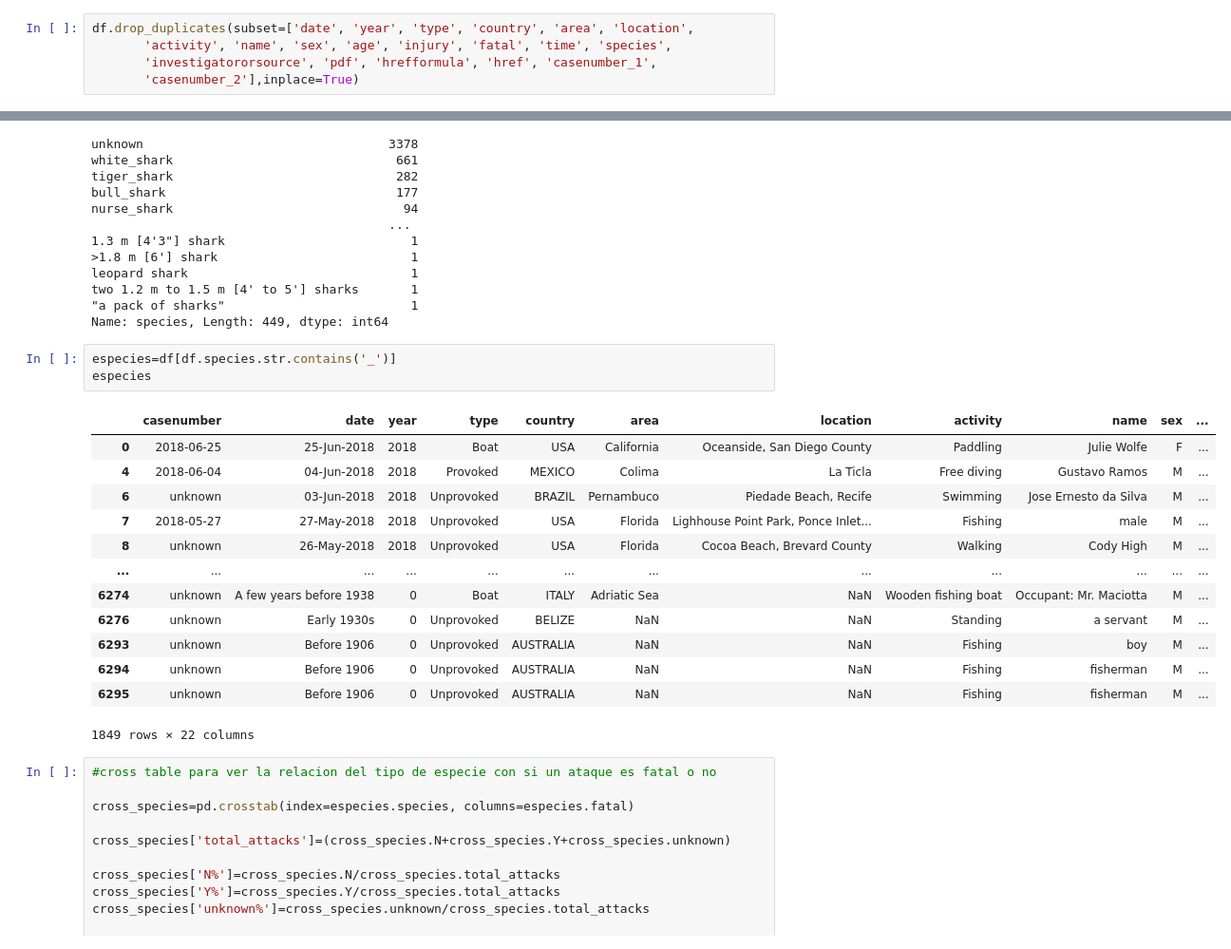
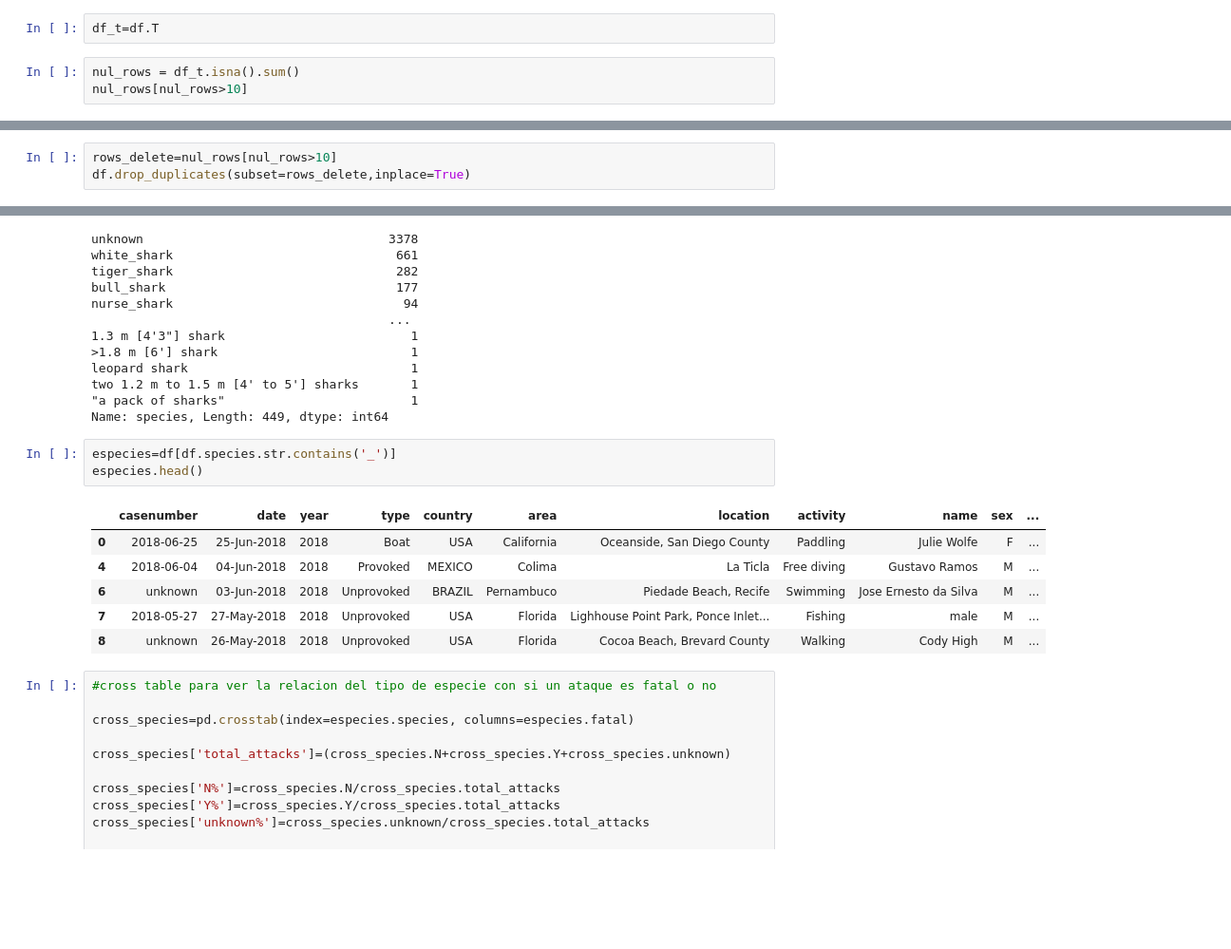
Before and after one commit to aliciahernansanz/-w2-project-pandas-Alicia-Hernansanz, a Jupyter notebook: data/shark_attacks.ipynb, the cells around one changed output, grey strips where cells are left out. Shown at 95% size. Cells and saved outputs as stored; diff of their text form; blank space fills up the shorter version.

```diff
--- a/data/shark_attacks.ipynb
+++ b/data/shark_attacks.ipynb
@@ -286,5 +250,5 @@ Index(['casenumber', 'date', 'year', 'type', 'country', 'area', 'location',
-# %%
-df.drop_duplicates(subset=['date', 'year', 'type', 'country', 'area', 'location',
-       'activity', 'name', 'sex', 'age', 'injury', 'fatal', 'time', 'species',
-       'investigatororsource', 'pdf', 'hrefformula', 'href', 'casenumber_1',
-       'casenumber_2'],inplace=True)
+# %%
+df_t=df.T
+# %%
+nul_rows = df_t.isna().sum()
+nul_rows[nul_rows>10]
@@ -290,0 +267,3 @@ df.drop_duplicates(subset=['date', 'year', 'type', 'country', 'area', 'location'
+# %%
+rows_delete=nul_rows[nul_rows>10]
+df.drop_duplicates(subset=rows_delete,inplace=True)
@@ -658,21 +641,14 @@ two 1.2 m to 1.5 m [4' to 5'] sharks       1
 Name: species, Length: 449, dtype: int64
 # %%
 especies=df[df.species.str.contains('_')]
-especies
+especies.head()
 # %% [output]
 |  | casenumber | date | year | type | country | area | location | activity | name | sex | ... |
 | 0 | 2018-06-25 | 25-Jun-2018 | 2018 | Boat | USA | California | Oceanside, San Diego County | Paddling | Julie Wolfe | F | ... |
 | 4 | 2018-06-04 | 04-Jun-2018 | 2018 | Provoked | MEXICO | Colima | La Ticla | Free diving | Gustavo Ramos | M | ... |
 | 6 | unknown | 03-Jun-2018 | 2018 | Unprovoked | BRAZIL | Pernambuco | Piedade Beach, Recife | Swimming | Jose Ernesto da Silva | M | ... |
 | 7 | 2018-05-27 | 27-May-2018 | 2018 | Unprovoked | USA | Florida | Lighhouse Point Park, Ponce Inlet... | Fishing | male | M | ... |
 | 8 | unknown | 26-May-2018 | 2018 | Unprovoked | USA | Florida | Cocoa Beach, Brevard County | Walking | Cody High | M | ... |
-| ... | ... | ... | ... | ... | ... | ... | ... | ... | ... | ... | ... |
-| 6274 | unknown | A few years before 1938 | 0 | Boat | ITALY | Adriatic Sea | NaN | Wooden fishing boat | Occupant: Mr. Maciotta | M | ... |
-| 6276 | unknown | Early 1930s | 0 | Unprovoked | BELIZE | NaN | NaN | Standing | a servant | M | ... |
-| 6293 | unknown | Before 1906 | 0 | Unprovoked | AUSTRALIA | NaN | NaN | Fishing | boy | M | ... |
-| 6294 | unknown | Before 1906 | 0 | Unprovoked | AUSTRALIA | NaN | NaN | Fishing | fisherman | M | ... |
-| 6295 | unknown | Before 1906 | 0 | Unprovoked | AUSTRALIA | NaN | NaN | Fishing | fisherman | M | ... |
-1849 rows × 22 columns
 # %%
 #cross table para ver la relacion del tipo de especie con si un ataque es fatal o no
 
```
Also changed, not shown: parts of 12 cells of this notebook.
